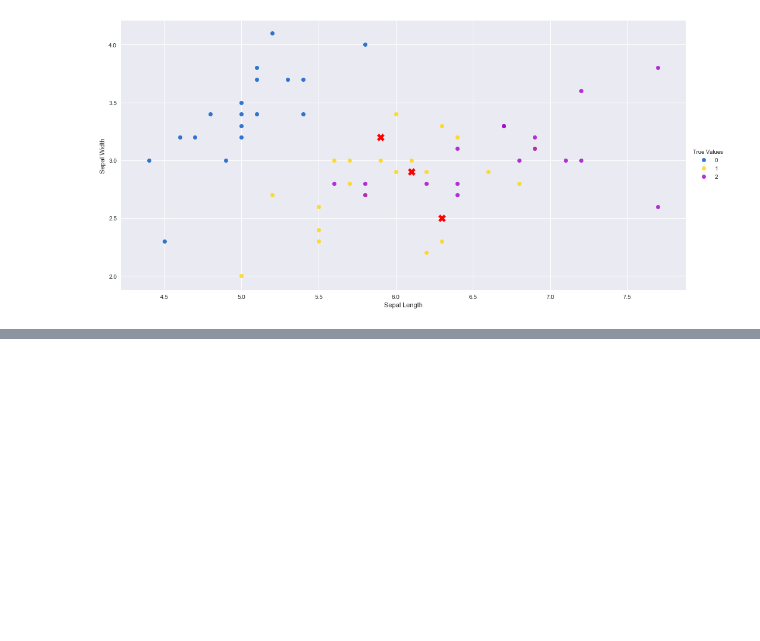
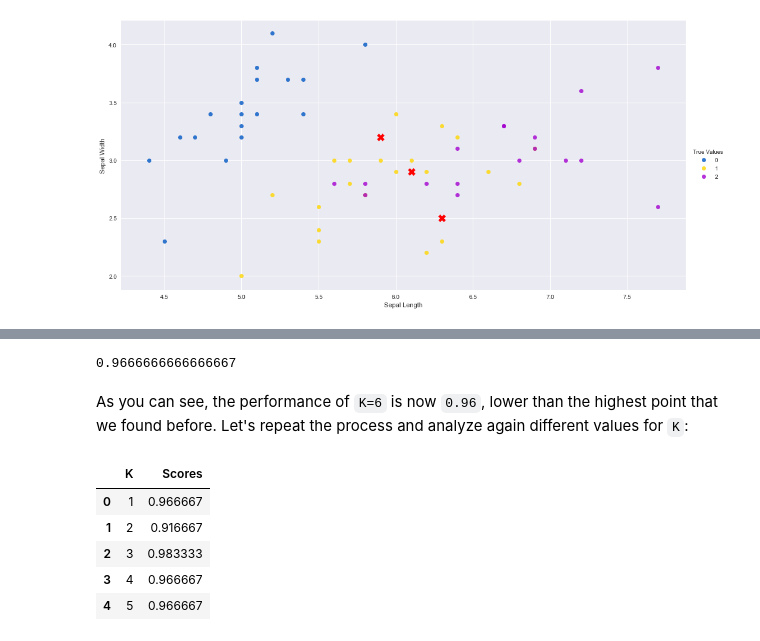
Before and after one commit to snyderjamie/ds-class-8-classification, a Jupyter notebook: 1. Classification Overview.ipynb, the cells around one changed output, grey strips where cells are left out. Saved outputs shown, nothing was run; the diff lists cells and outputs as text; code cells hidden in the pictures; blank space fills up the shorter version.

```diff
--- a/1. Classification Overview.ipynb
+++ b/1. Classification Overview.ipynb
@@ -177,0 +224,8 @@ plt.scatter(misses['Sepal Length'].values, misses['Sepal Width'].values, marker=
+# %%
+knn = KNeighborsClassifier(n_neighbors=6)
+knn.fit(X_train, y_train)
+knn.score(X_test, y_test)
+# %% [output]
+0.9666666666666667
+# %% [markdown]
+As you can see, the performance of `K=6` is now `0.96`, lower than the highest point that we found before. Let's repeat the process and analyze again different values for `K`:
@@ -177,0 +239,13 @@ plt.scatter(misses['Sepal Length'].values, misses['Sepal Width'].values, marker=
+# %%
+results = pd.DataFrame({
+    'K': k_values,
+    'Scores': scores
+})
+results.head()
+# %% [output]
+|  | K | Scores |
+| 0 | 1 | 0.966667 |
+| 1 | 2 | 0.916667 |
+| 2 | 3 | 0.983333 |
+| 3 | 4 | 0.966667 |
+| 4 | 5 | 0.966667 |
```
Also changed, not shown: parts of 35 cells of this notebook.
